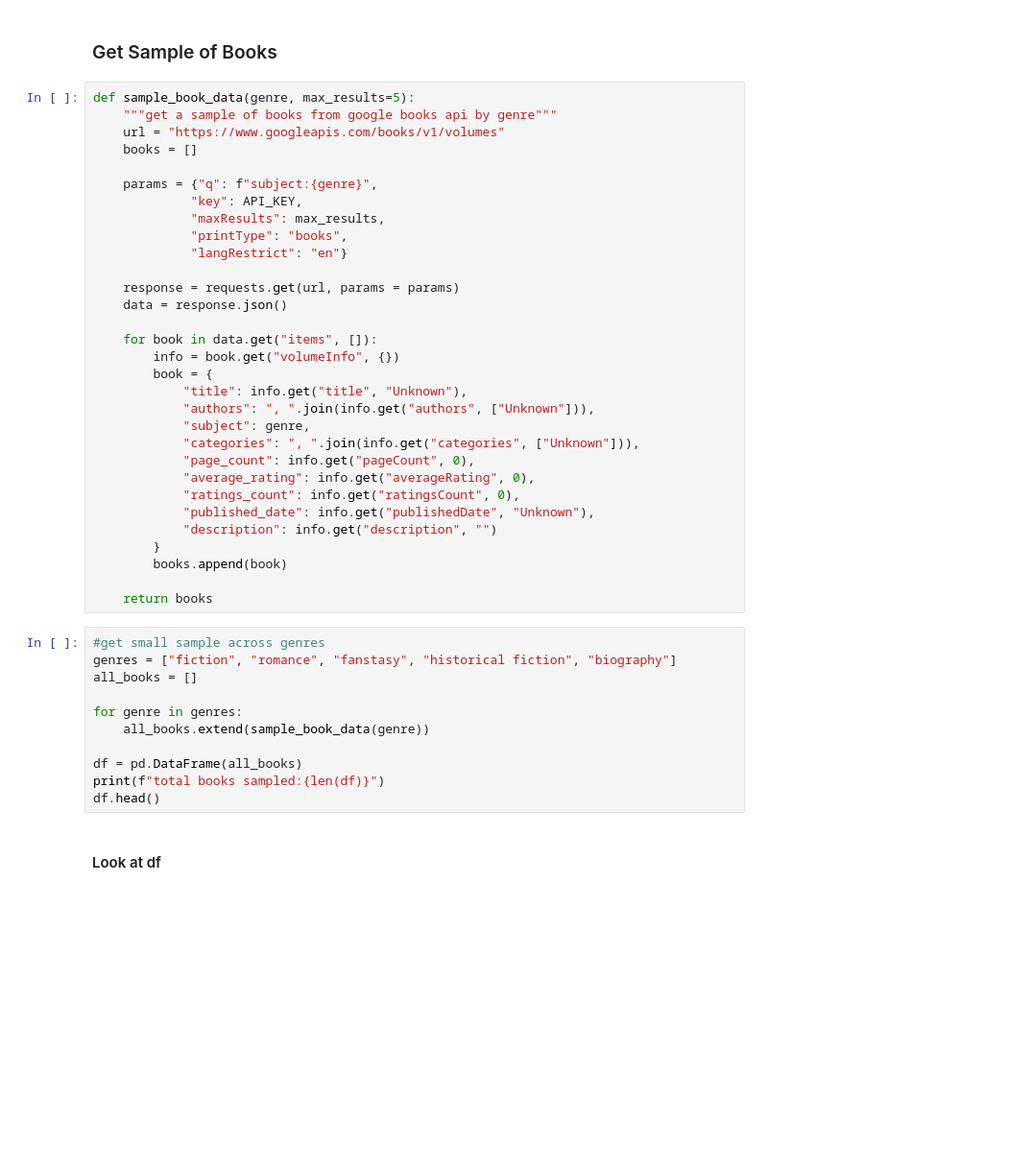
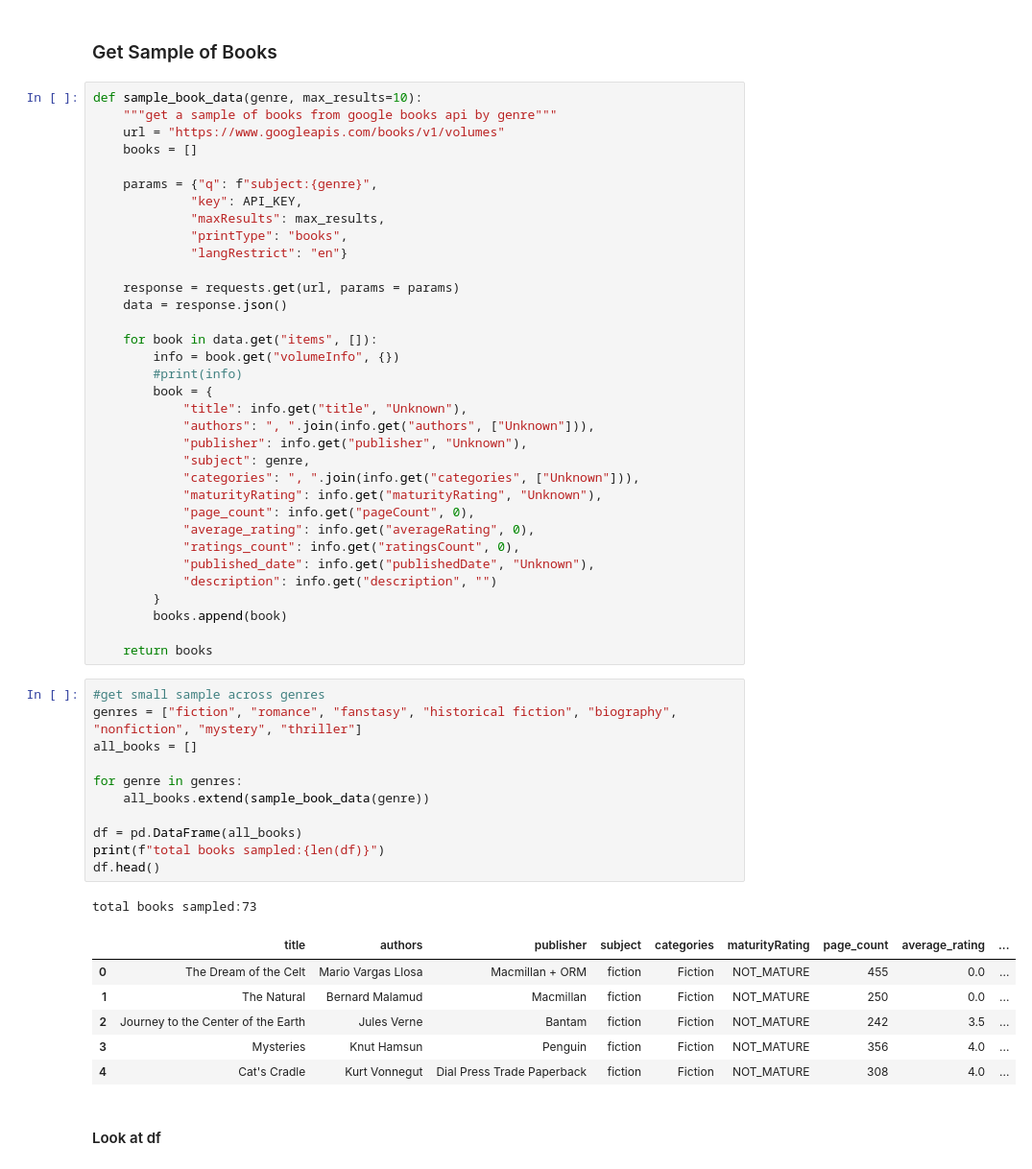
Before and after one commit to yulimkim1/Recommend_Book, a Jupyter notebook: notebooks/data_exploration.ipynb, the cells around one changed output. Shown at 96% size. Drawn from its saved outputs; the diff is of its cells as text; blank space fills up the shorter version.

```diff
--- a/notebooks/data_exploration.ipynb
+++ b/notebooks/data_exploration.ipynb
@@ -14,7 +14,7 @@ API_KEY = os.getenv('GOOGLE_BOOKS_API_KEY')
 # %% [markdown]
 ### Get Sample of Books
 # %%
-def sample_book_data(genre, max_results=5):
+def sample_book_data(genre, max_results=10):
     """get a sample of books from google books api by genre"""
     url = "https://www.googleapis.com/books/v1/volumes"
     books = []
@@ -30,11 +30,14 @@ def sample_book_data(genre, max_results=5):
 
     for book in data.get("items", []):
         info = book.get("volumeInfo", {})
+        #print(info)
         book = {
             "title": info.get("title", "Unknown"),
             "authors": ", ".join(info.get("authors", ["Unknown"])),
+            "publisher": info.get("publisher", "Unknown"),
             "subject": genre,
             "categories": ", ".join(info.get("categories", ["Unknown"])),
+            "maturityRating": info.get("maturityRating", "Unknown"),
             "page_count": info.get("pageCount", 0),
             "average_rating": info.get("averageRating", 0),
             "ratings_count": info.get("ratingsCount", 0),
@@ -46,15 +49,23 @@ def sample_book_data(genre, max_results=5):
     return books
 # %%
 #get small sample across genres
-genres = ["fiction", "romance", "fanstasy", "historical fiction", "biography"]
+genres = ["fiction", "romance", "fanstasy", "historical fiction", "biography", "nonfiction", "mystery", "thriller"]
 all_books = []
 
 for genre in genres:
     all_books.extend(sample_book_data(genre))
 
 df = pd.DataFrame(all_books)
 print(f"total books sampled:{len(df)}")
 df.head()
+# %% [output]
+total books sampled:73
+|  | title | authors | publisher | subject | categories | maturityRating | page_count | average_rating | ... |
+| 0 | The Dream of the Celt | Mario Vargas Llosa | Macmillan + ORM | fiction | Fiction | NOT_MATURE | 455 | 0.0 | ... |
+| 1 | The Natural | Bernard Malamud | Macmillan | fiction | Fiction | NOT_MATURE | 250 | 0.0 | ... |
+| 2 | Journey to the Center of the Earth | Jules Verne | Bantam | fiction | Fiction | NOT_MATURE | 242 | 3.5 | ... |
+| 3 | Mysteries | Knut Hamsun | Penguin | fiction | Fiction | NOT_MATURE | 356 | 4.0 | ... |
+| 4 | Cat's Cradle | Kurt Vonnegut | Dial Press Trade Paperback | fiction | Fiction | NOT_MATURE | 308 | 4.0 | ... |
 # %% [markdown]
 #### Look at df
 # %%
```
Also changed, not shown: parts of 22 cells of this notebook, 9 other files.
